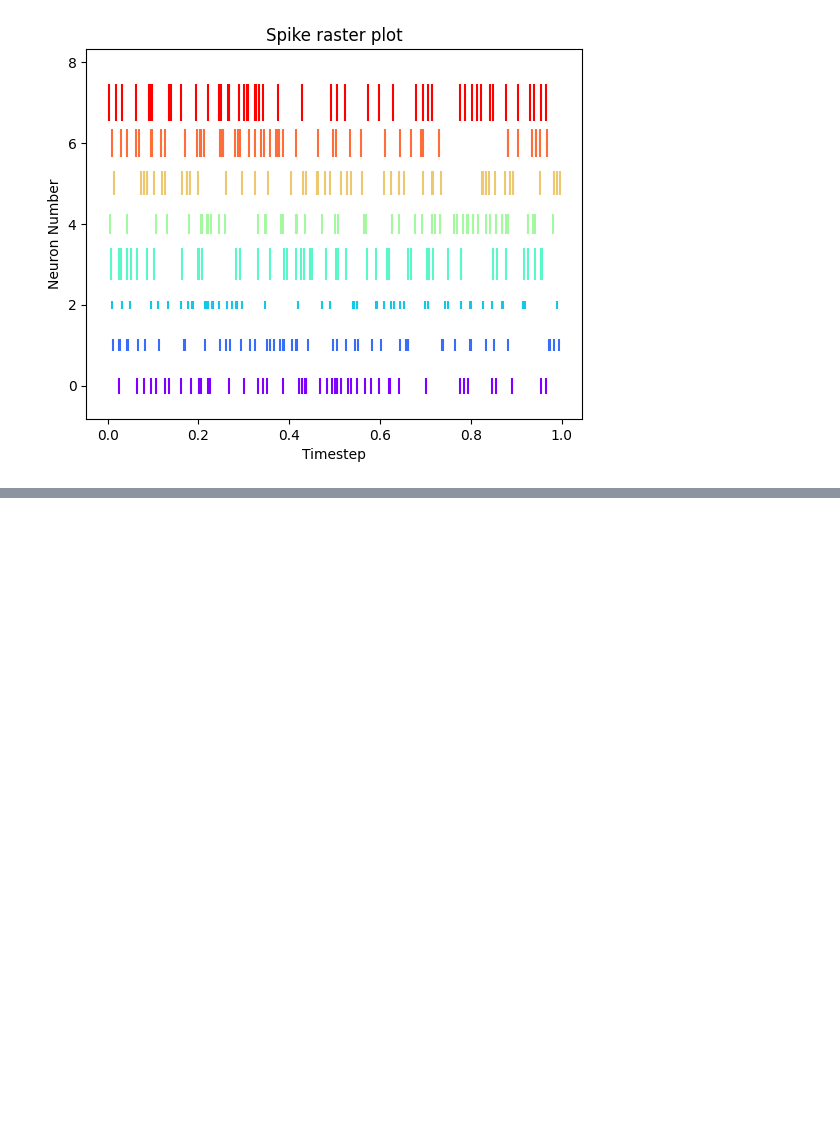
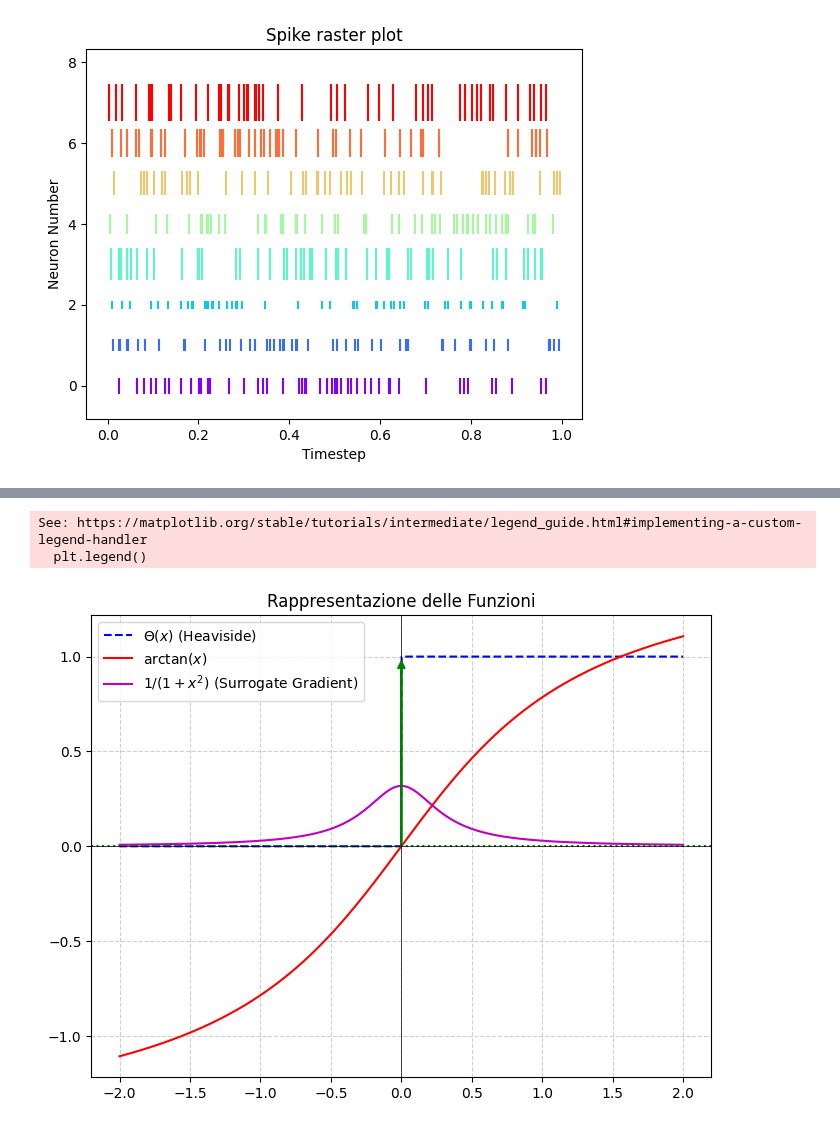
Before and after one commit to Rickard75/SNN-Cal, a Jupyter notebook: sandbox.ipynb, the cells around one changed output, grey strips where cells are left out. Cells and saved outputs as stored; diff of their text form; code cells hidden in the pictures; blank space fills up the shorter version.

```diff
--- a/sandbox.ipynb
+++ b/sandbox.ipynb
@@ -182,0 +228,29 @@ plot.show()
+# %%
+# Creazione della figura
+plt.figure(figsize=(8, 6))
+
+# Plottiamo le funzioni
+plt.plot(x, heaviside, label=r'$\Theta(x)$ (Heaviside)', color='b', linestyle='--')
+plt.plot(x, arctan, label=r'$\arctan(x)$', color='r')
+plt.plot(x, surrogate_gradient, label=r'$1/(1+x^2)$ (Surrogate Gradient)', color='m')
+
+# Aggiungiamo la Delta di Dirac con una freccia
+plt.axhline(0, color='g', linestyle=':')
+plt.annotate("", xy=(0, 1), xytext=(0, 0),
+             arrowprops=dict(facecolor='g', edgecolor='g', arrowstyle='->', linewidth=2),
+             label=r'$\delta(x)$ (Delta di Dirac)')
+
+# Aggiungiamo titolo e griglia
+plt.title("Rappresentazione delle Funzioni")
+plt.axhline(0, color='black', linewidth=0.5)  # Asse x
+plt.axvline(0, color='black', linewidth=0.5)  # Asse y
+plt.grid(True, linestyle='--', alpha=0.6)
+plt.legend()
+
+# Mostriamo il grafico
+
+plt.show()
+# %% [output]
+See: https://matplotlib.org/stable/tutorials/intermediate/legend_guide.html#implementing-a-custom-legend-handler
+  plt.legend()
+[figure, added]
```
Also changed, not shown: parts of 6 cells of this notebook, 3 other files.
